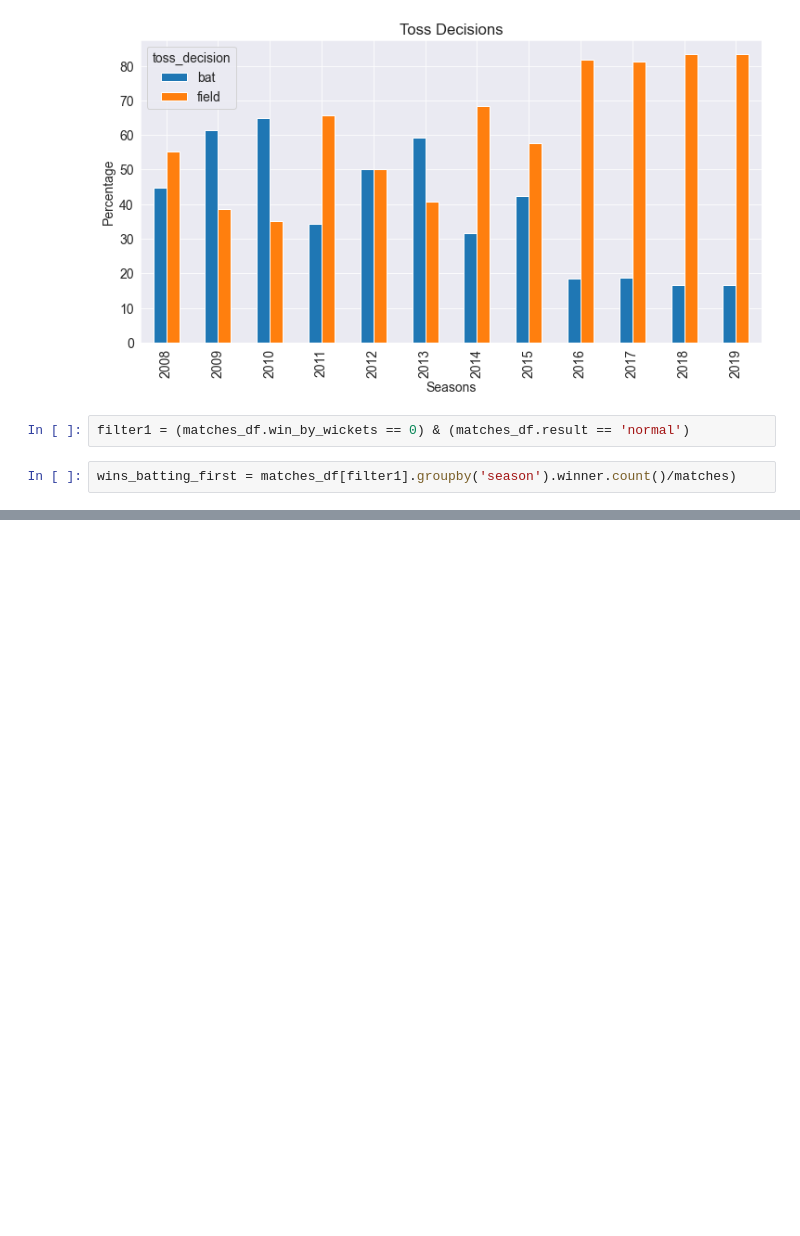
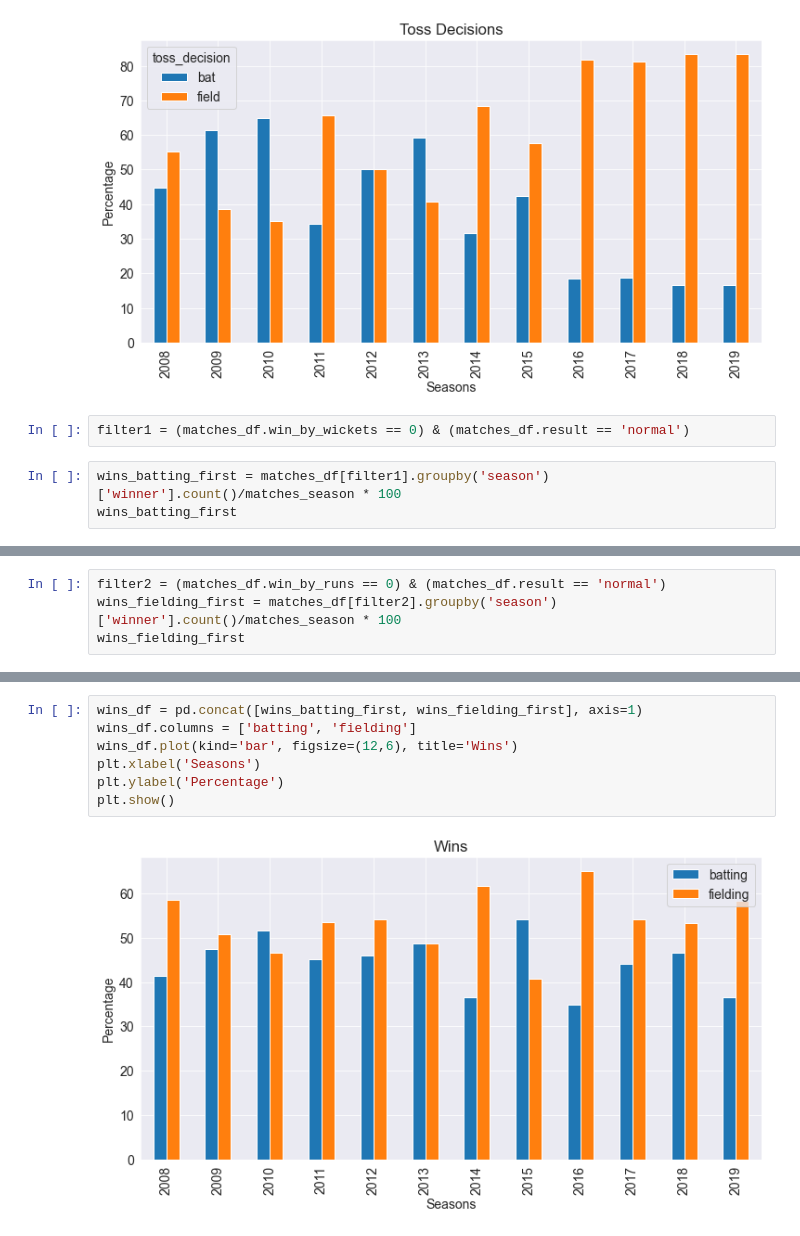
Before and after one commit to felixodette/Cricket, a Jupyter notebook: notebook.ipynb, the cells around one changed output, grey strips where cells are left out. Drawn from its saved outputs; the diff is of its cells as text; blank space fills up the shorter version.

```diff
--- a/notebook.ipynb
+++ b/notebook.ipynb
@@ -91,4 +91,5 @@ Text(0, 0.5, 'Percentage')
 # %%
 filter1 = (matches_df.win_by_wickets == 0) & (matches_df.result == 'normal')
 # %%
-wins_batting_first = matches_df[filter1].groupby('season').winner.count()/matches)
+wins_batting_first = matches_df[filter1].groupby('season')['winner'].count()/matches_season * 100
+wins_batting_first
@@ -94,0 +111,4 @@ wins_batting_first = matches_df[filter1].groupby('season').winner.count()/matche
+# %%
+filter2 = (matches_df.win_by_runs == 0) & (matches_df.result == 'normal')
+wins_fielding_first = matches_df[filter2].groupby('season')['winner'].count()/matches_season * 100
+wins_fielding_first
@@ -94,0 +130,9 @@ wins_batting_first = matches_df[filter1].groupby('season').winner.count()/matche
+# %%
+wins_df = pd.concat([wins_batting_first, wins_fielding_first], axis=1)
+wins_df.columns = ['batting', 'fielding']
+wins_df.plot(kind='bar', figsize=(12,6), title='Wins')
+plt.xlabel('Seasons')
+plt.ylabel('Percentage')
+plt.show()
+# %% [output]
+[figure, added]
```
Also changed, not shown: parts of 9 cells of this notebook.
